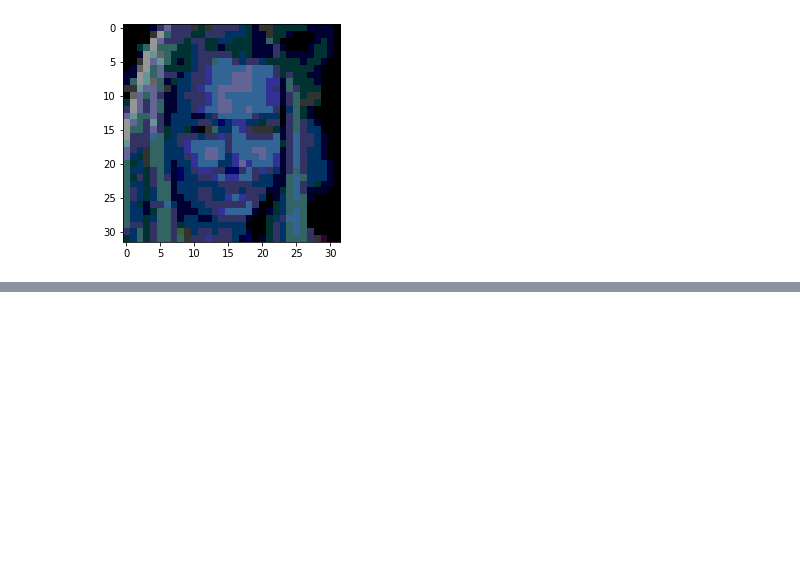
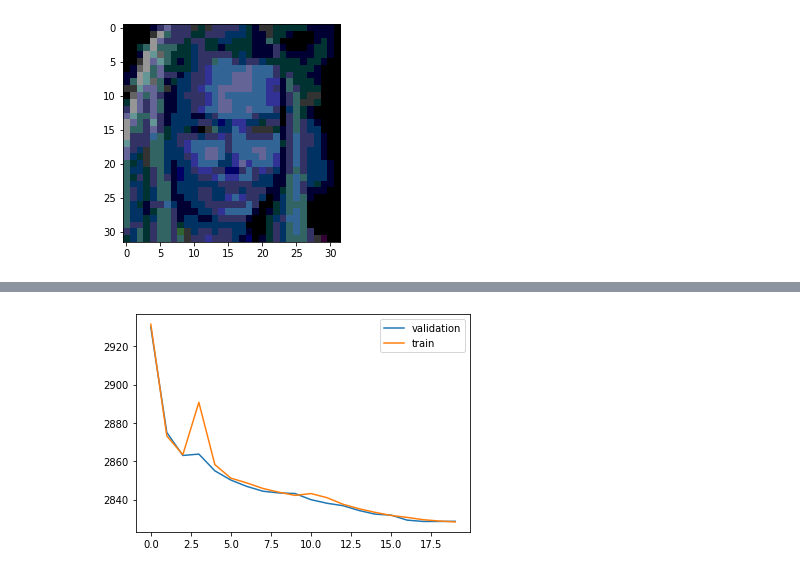
Before and after one commit to AndreySmirdin/DeepUnsupervisedLearning, a Jupyter notebook: Task5.ipynb, the cells around one changed output, grey strips where cells are left out. Cells and saved outputs as stored; diff of their text form; code cells hidden in the pictures; blank space fills up the shorter version.

```diff
--- a/Task5.ipynb
+++ b/Task5.ipynb
@@ -321,3 +314,12 @@ After epoch 7 train loss is 2845.778830433806 valiidation loss is 2844.336564964
+# %%
+with open(state_path, 'rb') as f:
+    state_dict = pickle.load(f)
+
+plt.plot(np.arange(len(state_dict['val_losses'])), state_dict['val_losses'])
+plt.plot(np.arange(len(state_dict['loss'])), state_dict['loss'])
+plt.legend(('validation','train'));
+# %% [output]
+[figure, added]
 # %%
 def imshow(img):
     npimg = img.cpu().detach().numpy()
```
Also changed, not shown: parts of 7 cells of this notebook.
